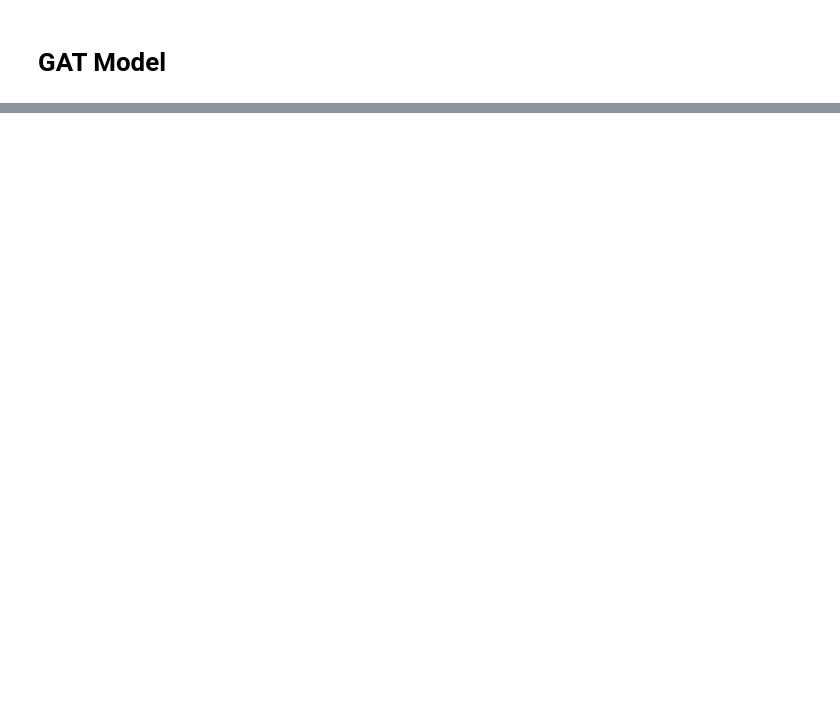
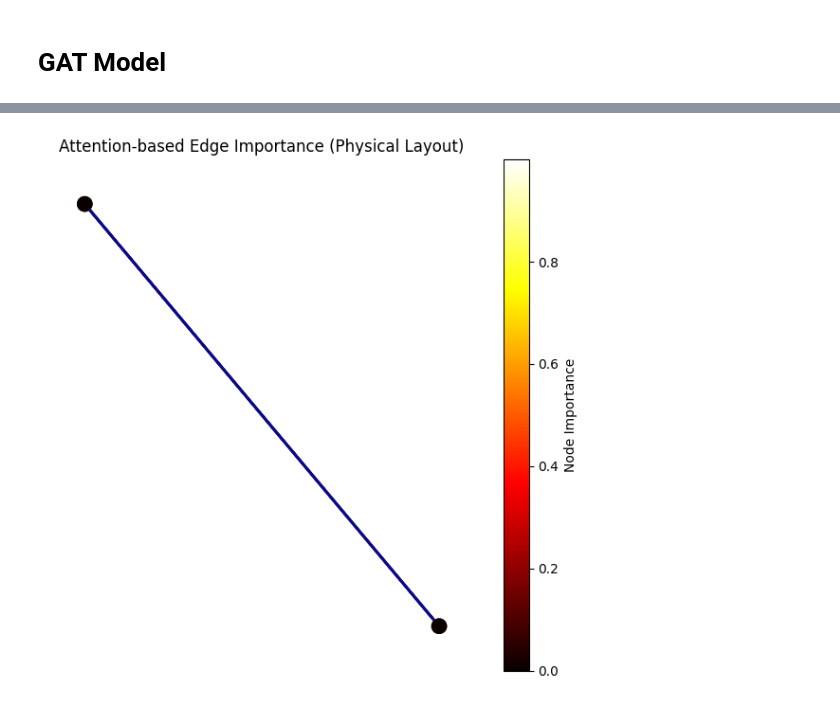
Before and after one commit to RayCharles8/ML-Project, a Jupyter notebook: GNN_models.ipynb, the cells around one changed output, grey strips where cells are left out. Cells and saved outputs as stored; diff of their text form; code cells hidden in the pictures; blank space fills up the shorter version.

```diff
--- a/GNN_models.ipynb
+++ b/GNN_models.ipynb
@@ -947,0 +1015,33 @@ X_train = global_scaler.transform(X_train)
+# %%
+import matplotlib.pyplot as plt
+import matplotlib as mpl
+
+fig, ax = plt.subplots(figsize=(6,6))
+
+nx.draw(
+    G,
+    pos,
+    ax=ax,
+    node_size=120,
+    node_color=node_importance,
+    cmap=plt.cm.hot,
+    edge_color=weights,
+    edge_cmap=plt.cm.plasma,
+    width=2
+)
+
+# Create proper colorbar
+sm = mpl.cm.ScalarMappable(
+    cmap=plt.cm.hot,
+    norm=plt.Normalize(vmin=node_importance.min(), vmax=node_importance.max())
+)
+sm.set_array([])
+
+fig.colorbar(sm, ax=ax, label="Node Importance")
+
+ax.set_title("Attention-based Edge Importance (Physical Layout)")
+
+plt.tight_layout()
+plt.show()
+# %% [output]
+[figure, added]
```
Also changed, not shown: parts of 29 cells of this notebook.
